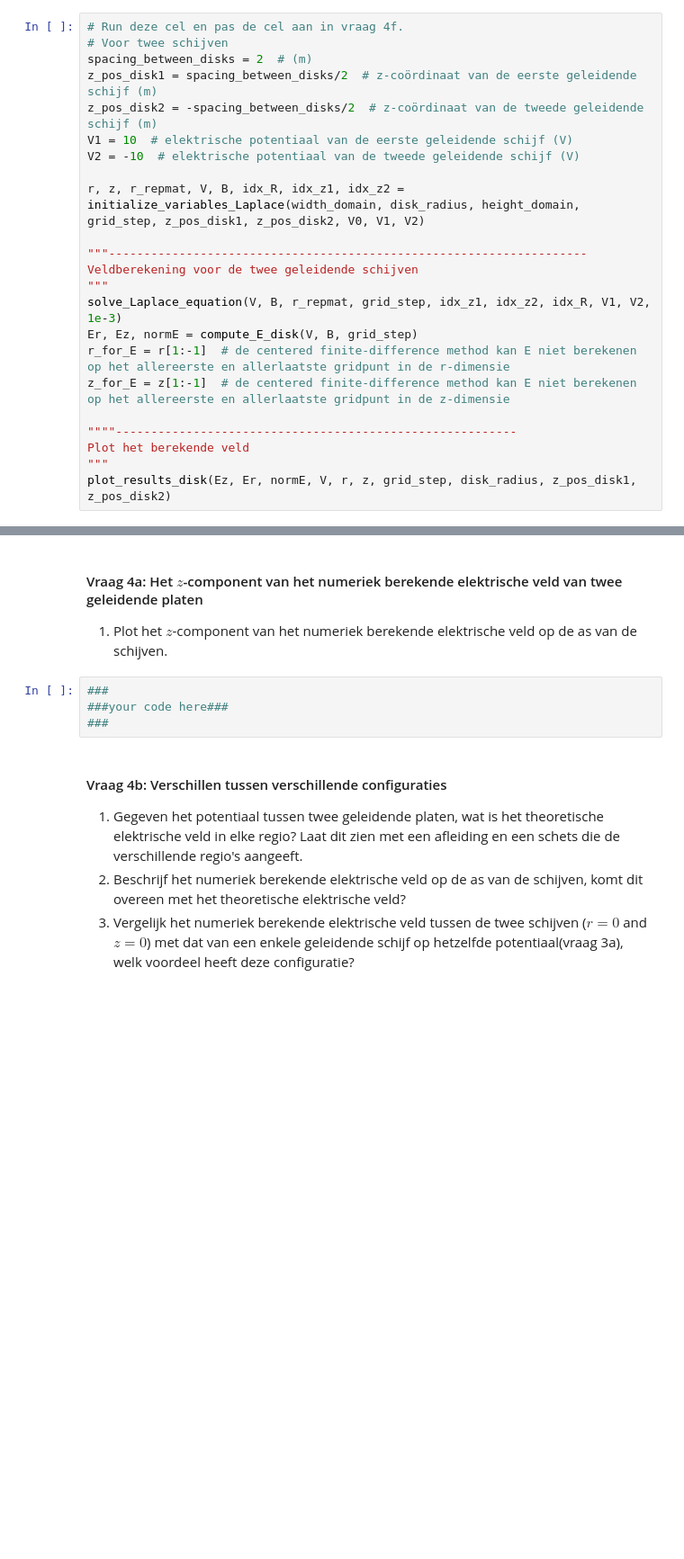
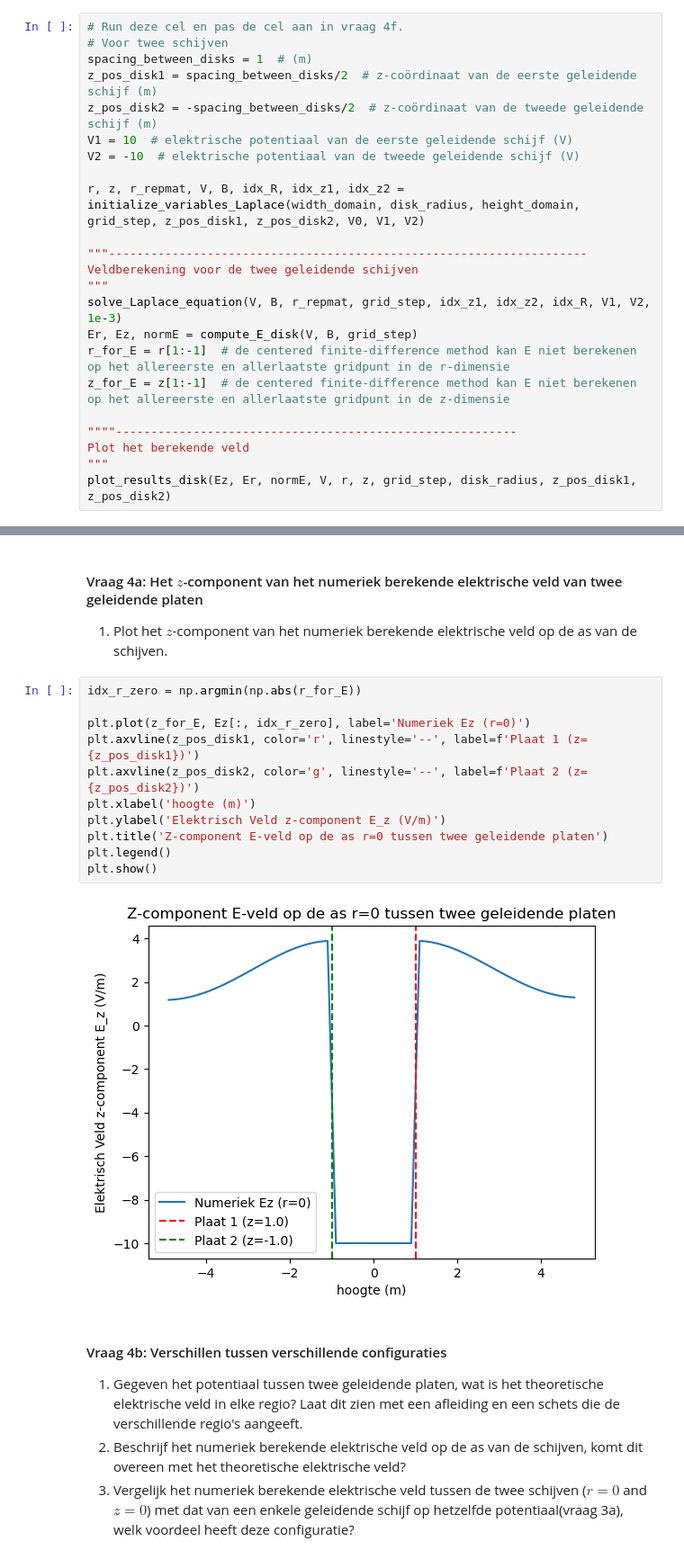
Before and after one commit to BrunoSchouten/Bruno-DEF, a Jupyter notebook: DigitaleOntwerpopdrachten/1CondensatorOpdracht/CondensatorOntwerpopdracht.ipynb, the cells around one changed output, grey strips where cells are left out. Shown at 90% size. Saved outputs shown, nothing was run; the diff lists cells and outputs as text; blank space fills up the shorter version.

```diff
--- a/DigitaleOntwerpopdrachten/1CondensatorOpdracht/CondensatorOntwerpopdracht.ipynb
+++ b/DigitaleOntwerpopdrachten/1CondensatorOpdracht/CondensatorOntwerpopdracht.ipynb
@@ -377,7 +371,7 @@ In de cel hieronder wordt weer op dezelfde manier als in opdracht 3 de laplace v
 # %%
 # Run deze cel en pas de cel aan in vraag 4f.
 # Voor twee schijven
-spacing_between_disks = 2  # (m)
+spacing_between_disks = 1  # (m)
 z_pos_disk1 = spacing_between_disks/2  # z-coördinaat van de eerste geleidende schijf (m)
 z_pos_disk2 = -spacing_between_disks/2  # z-coördinaat van de tweede geleidende schijf (m)
 V1 = 10  # elektrische potentiaal van de eerste geleidende schijf (V)
@@ -404,9 +398,18 @@ plot_results_disk(Ez, Er, normE, V, r, z, grid_step, disk_radius, z_pos_disk1, z
 
 1. Plot het $z$-component van het numeriek berekende elektrische veld op de as van de schijven.
 # %%
-###
-###your code here###
-###
+idx_r_zero = np.argmin(np.abs(r_for_E))
+
+plt.plot(z_for_E, Ez[:, idx_r_zero], label='Numeriek Ez (r=0)')
+plt.axvline(z_pos_disk1, color='r', linestyle='--', label=f'Plaat 1 (z={z_pos_disk1})')
+plt.axvline(z_pos_disk2, color='g', linestyle='--', label=f'Plaat 2 (z={z_pos_disk2})')
+plt.xlabel('hoogte (m)')
+plt.ylabel('Elektrisch Veld z-component E_z (V/m)')
+plt.title('Z-component E-veld op de as r=0 tussen twee geleidende platen')
+plt.legend()
+plt.show()
+# %% [output]
+[figure, added]
 # %% [markdown]
 #### Vraag 4b: Verschillen tussen verschillende configuraties
 
```
Also changed, not shown: parts of 15 cells of this notebook, 4 other files.
